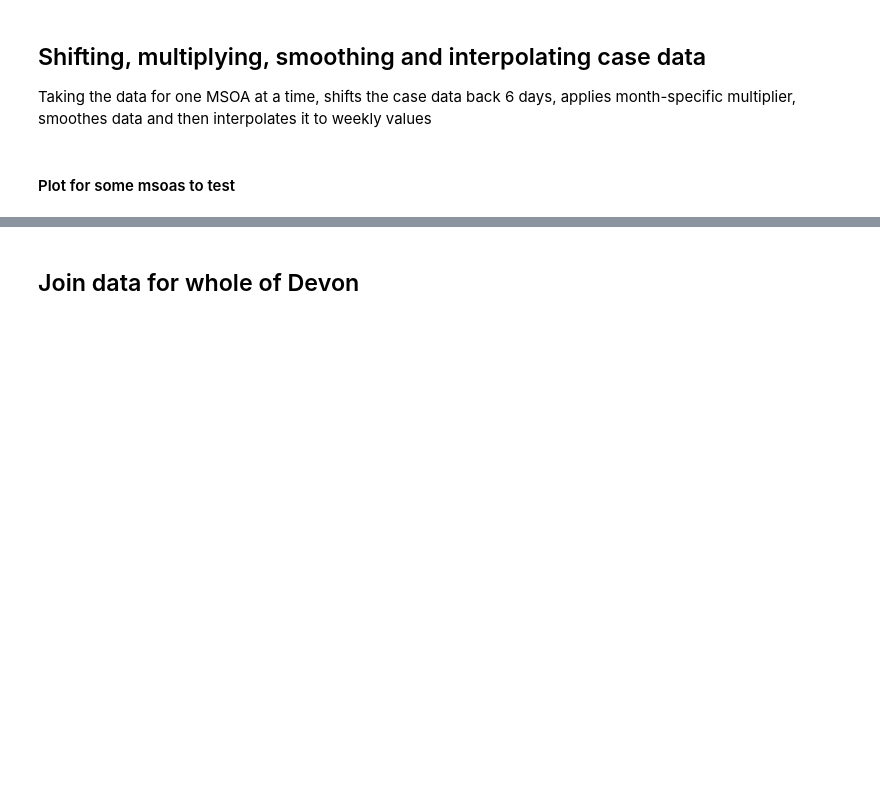
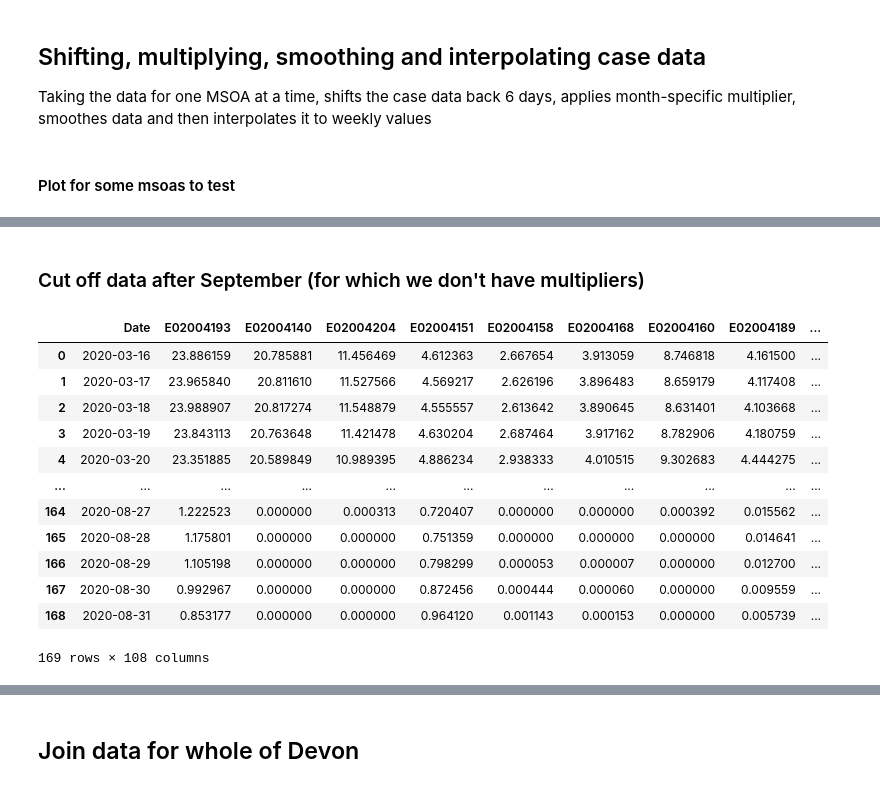
Before and after one commit to Urban-Analytics/RAMP-UA, a Jupyter notebook: experiments/calibration/observation_data/CreatingObservations-Daily.ipynb, the cells around one changed output, grey strips where cells are left out. Drawn from its saved outputs; the diff is of its cells as text; code cells hidden in the pictures; blank space fills up the shorter version.

```diff
--- a/experiments/calibration/observation_data/CreatingObservations-Daily.ipynb
+++ b/experiments/calibration/observation_data/CreatingObservations-Daily.ipynb
@@ -358,0 +359,18 @@ plt.show()
+# %% [markdown]
+### Cut off data after September (for which we don't have multipliers)
+# %%
+daily_cases_msoas_shifted_mpld_smoothed.loc[(daily_cases_msoas_shifted_mpld_smoothed['Date'] < '2020-09-01')]
+# %% [output]
+|  | Date | E02004193 | E02004140 | E02004204 | E02004151 | E02004158 | E02004168 | E02004160 | E02004189 | ... |
+| 0 | 2020-03-16 | 23.886159 | 20.785881 | 11.456469 | 4.612363 | 2.667654 | 3.913059 | 8.746818 | 4.161500 | ... |
+| 1 | 2020-03-17 | 23.965840 | 20.811610 | 11.527566 | 4.569217 | 2.626196 | 3.896483 | 8.659179 | 4.117408 | ... |
+| 2 | 2020-03-18 | 23.988907 | 20.817274 | 11.548879 | 4.555557 | 2.613642 | 3.890645 | 8.631401 | 4.103668 | ... |
+| 3 | 2020-03-19 | 23.843113 | 20.763648 | 11.421478 | 4.630204 | 2.687464 | 3.917162 | 8.782906 | 4.180759 | ... |
+| 4 | 2020-03-20 | 23.351885 | 20.589849 | 10.989395 | 4.886234 | 2.938333 | 4.010515 | 9.302683 | 4.444275 | ... |
+| ... | ... | ... | ... | ... | ... | ... | ... | ... | ... | ... |
+| 164 | 2020-08-27 | 1.222523 | 0.000000 | 0.000313 | 0.720407 | 0.000000 | 0.000000 | 0.000392 | 0.015562 | ... |
+| 165 | 2020-08-28 | 1.175801 | 0.000000 | 0.000000 | 0.751359 | 0.000000 | 0.000000 | 0.000000 | 0.014641 | ... |
+| 166 | 2020-08-29 | 1.105198 | 0.000000 | 0.000000 | 0.798299 | 0.000053 | 0.000007 | 0.000000 | 0.012700 | ... |
+| 167 | 2020-08-30 | 0.992967 | 0.000000 | 0.000000 | 0.872456 | 0.000444 | 0.000060 | 0.000000 | 0.009559 | ... |
+| 168 | 2020-08-31 | 0.853177 | 0.000000 | 0.000000 | 0.964120 | 0.001143 | 0.000153 | 0.000000 | 0.005739 | ... |
+169 rows × 108 columns
```
Also changed, not shown: parts of 7 cells of this notebook.
